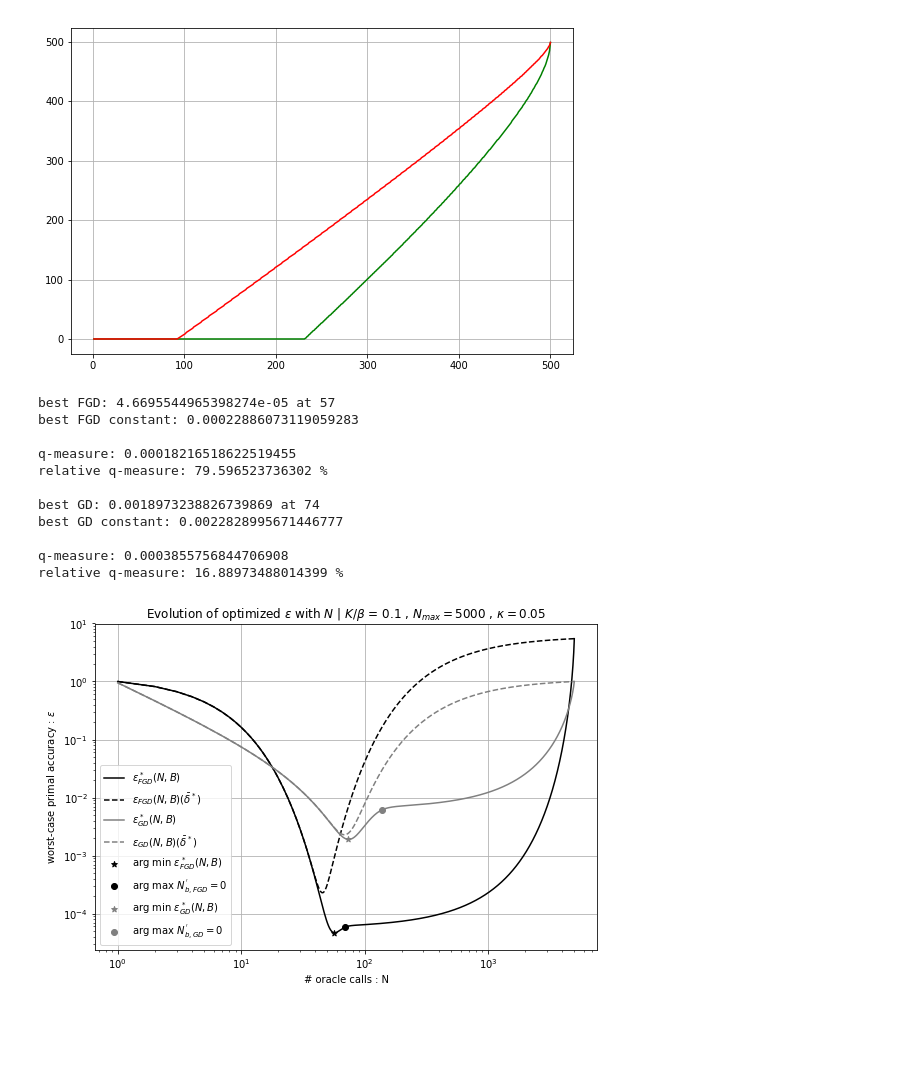
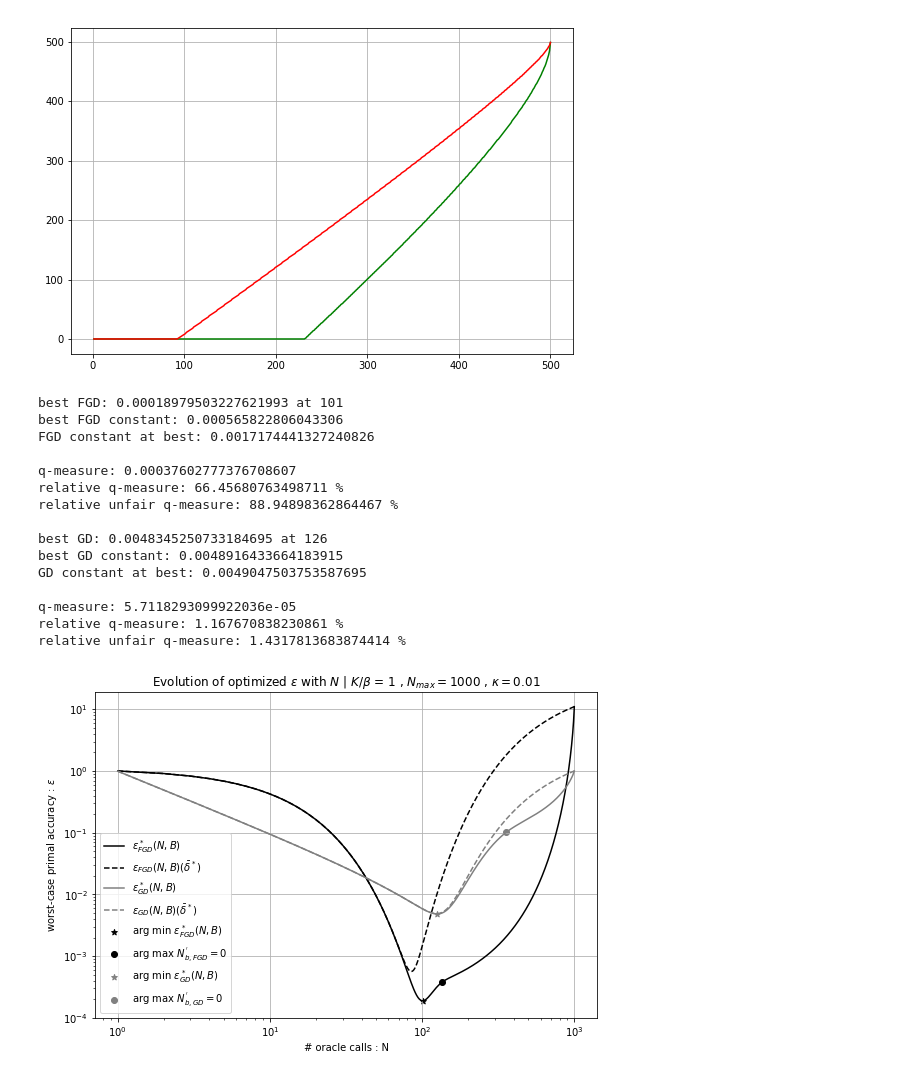
Before and after one commit to guiom-vds/Tunable-First-Order-Inexact-Oracles-TFOIO, a Jupyter notebook: PseudoQuadBehaviour.ipynb, the cells around one changed output. Cells and saved outputs as stored; diff of their text form; code cells hidden in the pictures; blank space fills up the shorter version.

```diff
--- a/PseudoQuadBehaviour.ipynb
+++ b/PseudoQuadBehaviour.ipynb
@@ -298,9 +298,9 @@ best GD: 0.003719987858088537
 [figure]
 [figure]
 # %%
-kappa = 0.05
-K_div_beta = 0.1
-N_max = 5000
+kappa = 0.01
+K_div_beta = 1
+N_max = 1000
 multi = 1
 
 plt.figure(figsize=(9,6))
@@ -350,14 +350,19 @@ plt.loglog(vector_N,np.array(epsilon_list),color='black')
 plt.loglog(vector_N,np.array(epsilon_list_constant),color='black',linestyle='--');
 plt.scatter([N_best],[np.min(np.array(epsilon_list))],color='black',marker='*')
 plt.scatter([N_pre_switch],[value_pre_switch],color='black',marker='o');
+#plt.loglog(vector_N, vector_N*v**((vector_N-1)/2)*np.exp(-K_div_beta*(N_max-vector_N)/vector_N))
 best_FGD = np.min(np.array(epsilon_list))
 best_FGD_constant = np.min(epsilon_list_constant)
+FGD_constant_at_best = epsilon_list_constant[N_best]
 print('best FGD: '+str(best_FGD)+' at '+str(N_best))
 print('best FGD constant: '+str(best_FGD_constant))
+print('FGD constant at best: '+str(FGD_constant_at_best))
 print(' ')
 print('q-measure: '+str(best_FGD_constant-best_FGD))
 print('relative q-measure: '+str(100*(1-best_FGD/best_FGD_constant))+' %')
+print('relative unfair q-measure: '+str(100*(1-best_FGD/FGD_constant_at_best))+' %')
 print(' ')
+
 v = (1-kappa)
 C0 = lambda N: kappa/(1-(1-kappa)**N)
 gamma = lambda N: (1-kappa)**N
@@ -392,39 +397,46 @@ for index_N in np.arange(len(vector_N)):
         N_pre_switch = N-1
         cond = False
         value_pre_switch = epsilon_list[-2]
     epsilon_list_constant.append(conv_term + np.sum(C0(N)*v**(N-1-k)*bar_delta))
 
 N_best = vector_N[np.argmin(np.array(epsilon_list))]
 plt.loglog(vector_N,np.array(epsilon_list),color='gray')
 plt.loglog(vector_N,np.array(epsilon_list_constant),color='gray',linestyle='--');
 plt.scatter([N_best],[np.min(np.array(epsilon_list))],color='gray',marker='*')
 plt.scatter([N_pre_switch],[value_pre_switch],color='gray',marker='o');
 best_GD = np.min(np.array(epsilon_list))
 best_GD_constant = np.min(epsilon_list_constant)
+GD_constant_at_best = epsilon_list_constant[N_best]
 print('best GD: '+str(best_GD)+' at '+str(N_best))
 print('best GD constant: '+str(best_GD_constant))
+print('GD constant at best: '+str(GD_constant_at_best))
 print(' ')
 print('q-measure: '+str(best_GD_constant-best_GD))
 print('relative q-measure: '+str(100*(1-best_GD/best_GD_constant))+' %')
+print('relative unfair q-measure: '+str(100*(1-best_GD/GD_constant_at_best))+' %')
 print(' ')
 
 plt.title('Evolution of optimized $\epsilon$ with $N$ | $K / $'+r'$\beta$ = '+str(K_div_beta)+' , $N_{max} = $'+str(N_max)+' , $\kappa = $'+str(kappa))
 plt.xlabel('# oracle calls : N')
 plt.ylabel('worst-case primal accuracy : $\epsilon$')
 plt.legend(['$\epsilon_{FGD}^*(N,B)$','$\epsilon_{FGD}(N,B)'+r'(\bar{\delta}^*)$','$\epsilon_{GD}^*(N,B)$','$\epsilon_{GD}(N,B)'+r'(\bar{\delta}^*)$',\
             'arg min $\epsilon^*_{FGD}(N,B)$','arg max $N_{b,FGD}^{\'}=0$',\
            'arg min $\epsilon^*_{GD}(N,B)$','arg max $N_{b,GD}^{\'}=0$']);
 plt.savefig('results22_'+'KdivBeta'+str(K_div_beta)+'Nmax'+str(N_max)+'kappa'+str(kappa)+'.pdf')
 # %% [output]
-best FGD: 4.6695544965398274e-05 at 57
-best FGD constant: 0.00022886073119059283
+best FGD: 0.00018979503227621993 at 101
+best FGD constant: 0.000565822806043306
+FGD constant at best: 0.0017174441327240826
 
-q-measure: 0.00018216518622519455
-relative q-measure: 79.596523736302 %
+q-measure: 0.00037602777376708607
+relative q-measure: 66.45680763498711 %
+relative unfair q-measure: 88.94898362864467 %
 
-best GD: 0.0018973238826739869 at 74
-best GD constant: 0.0022828995671446777
+best GD: 0.0048345250733184695 at 126
+best GD constant: 0.0048916433664183915
+GD constant at best: 0.0049047503753587695
 
-q-measure: 0.0003855756844706908
-relative q-measure: 16.88973488014399 %
+q-measure: 5.7118293099922036e-05
+relative q-measure: 1.167670838230861 %
+relative unfair q-measure: 1.4317813683874414 %
-[figure, old version]
+[figure, new version]
```
Also changed, not shown: 1 other file.
